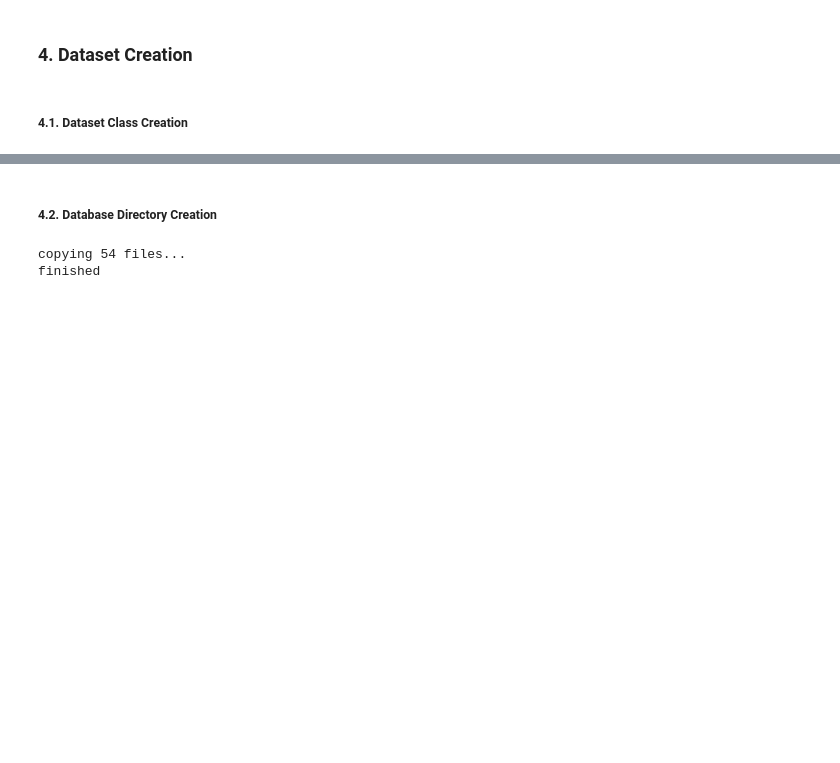
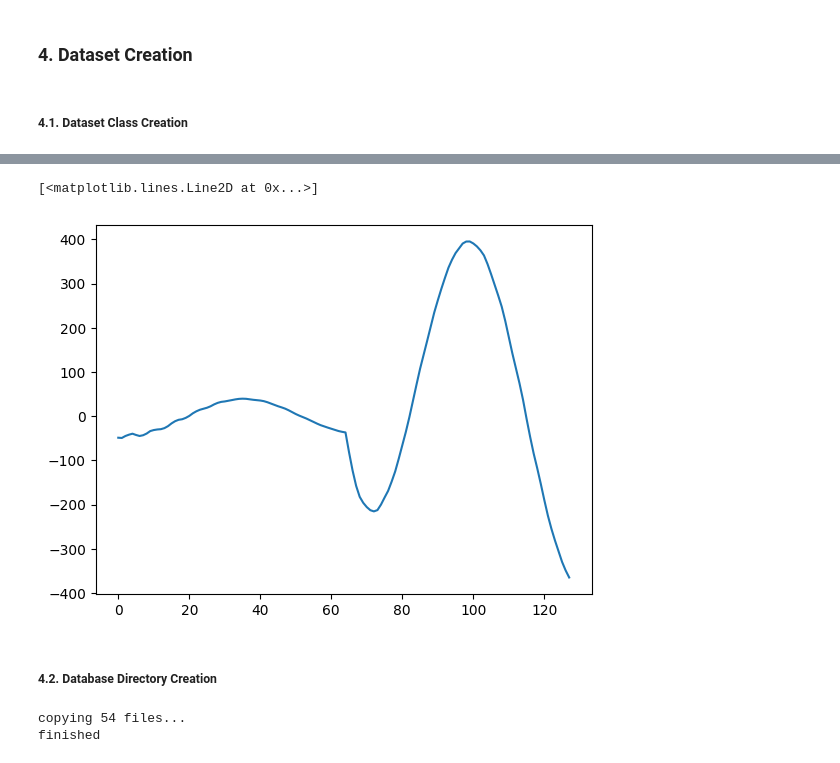
Before and after one commit to alvarohc777/pyTorch, a Jupyter notebook: Formulacion_1_DB2.ipynb, the cells around one changed output, grey strips where cells are left out. Saved outputs shown, nothing was run; the diff lists cells and outputs as text; code cells hidden in the pictures; blank space fills up the shorter version.

```diff
--- a/Formulacion_1_DB2.ipynb
+++ b/Formulacion_1_DB2.ipynb
@@ -210,3 +213,13 @@ class Form1Dataset(torch.utils.data.Dataset):
+# %%
+from utils_tesis.auxfunctions import moving_window
+# signals = CSV_pandas_path(f'{dataset_dir}\\{file_list[0]}')
+signals = CSV_pandas_path(csv_name)
+signal, t, _ = signals.load_data('I: X0023A-R1A')
+signal_wdw = moving_window(signal, 64, 1)
+plt.plot(signal)
+# %% [output]
+[<matplotlib.lines.Line2D at 0x...>]
+[figure, added]
 # %% [markdown]
 ##### 4.2. Database Directory Creation
 # %%
```
Also changed, not shown: parts of 12 cells of this notebook.
